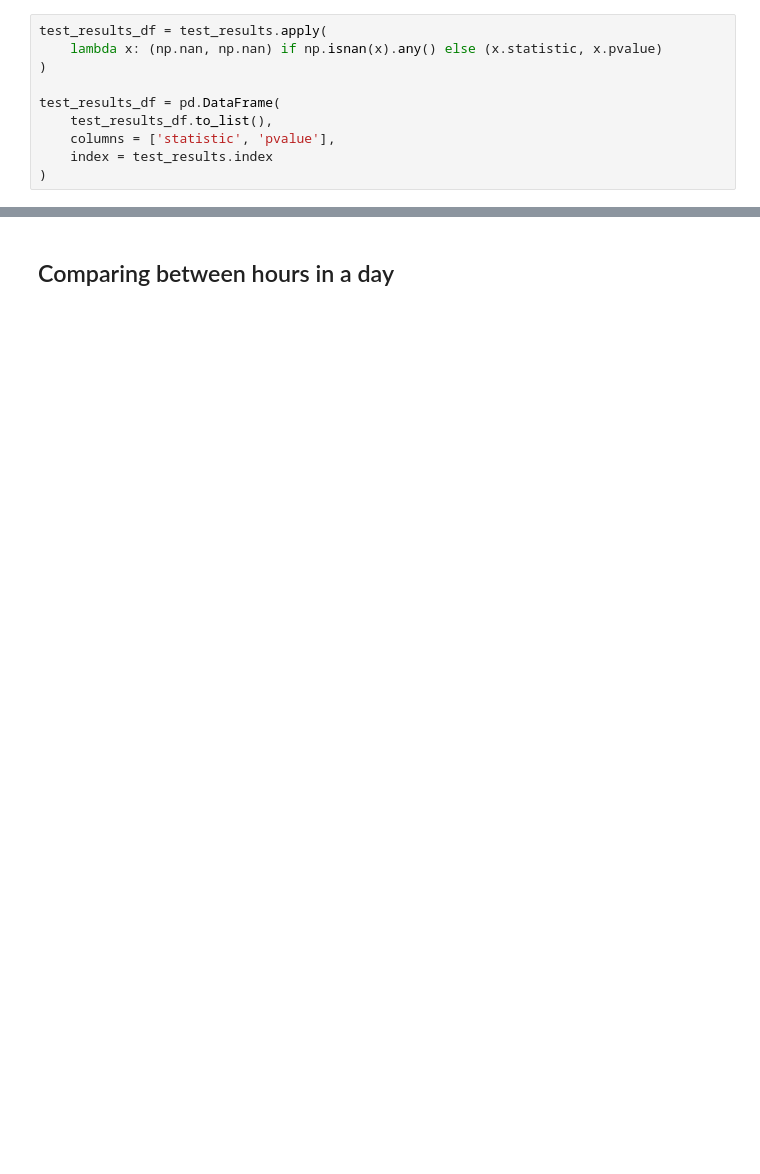
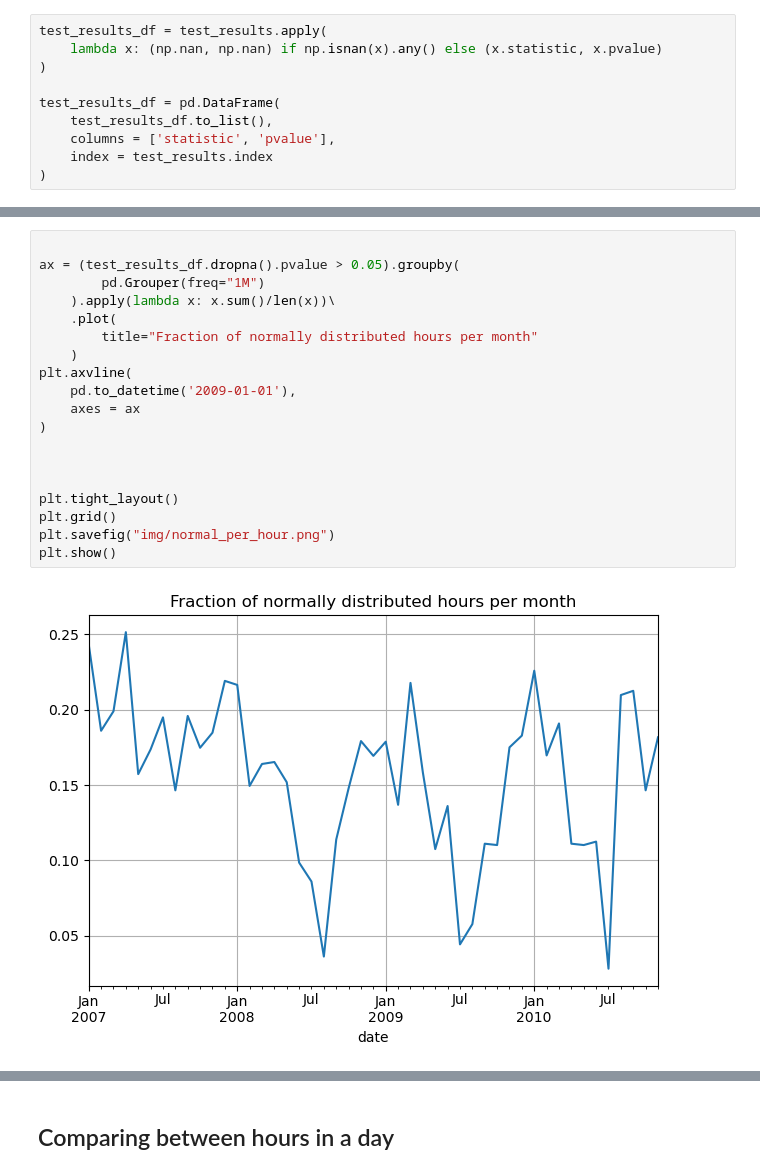
Before and after one commit to sabrinasartori/project-INF442, a Jupyter notebook: notebooks/05-hourly_distribution..ipynb, the cells around one changed output, grey strips where cells are left out. Drawn from its saved outputs; the diff is of its cells as text; blank space fills up the shorter version.

```diff
--- a/notebooks/05-hourly_distribution..ipynb
+++ b/notebooks/05-hourly_distribution..ipynb
@@ -105,0 +136,21 @@ iterator = iter(consumption_df.groupby(pd.Grouper(freq="1H")))
+# %%
+
+ax = (test_results_df.dropna().pvalue > 0.05).groupby(
+        pd.Grouper(freq="1M")
+    ).apply(lambda x: x.sum()/len(x))\
+    .plot(
+        title="Fraction of normally distributed hours per month"
+    )
+plt.axvline(
+    pd.to_datetime('2009-01-01'),
+    axes = ax
+)
+
+
+
+plt.tight_layout()
+plt.grid()
+plt.savefig("img/normal_per_hour.png")
+plt.show()
+# %% [output]
+[figure, added]
```
Also changed, not shown: parts of 18 cells of this notebook, 8 other files.
